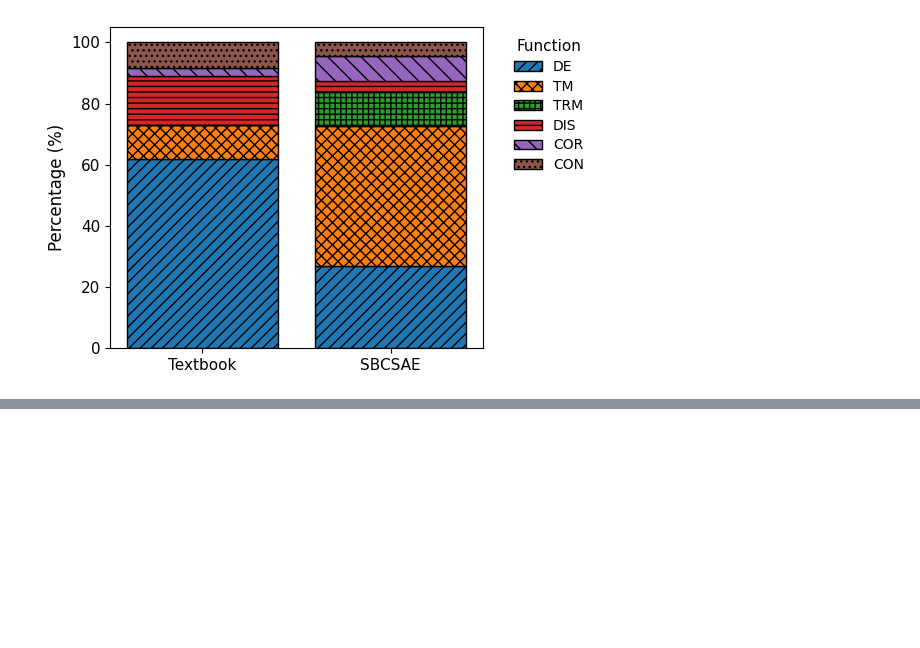
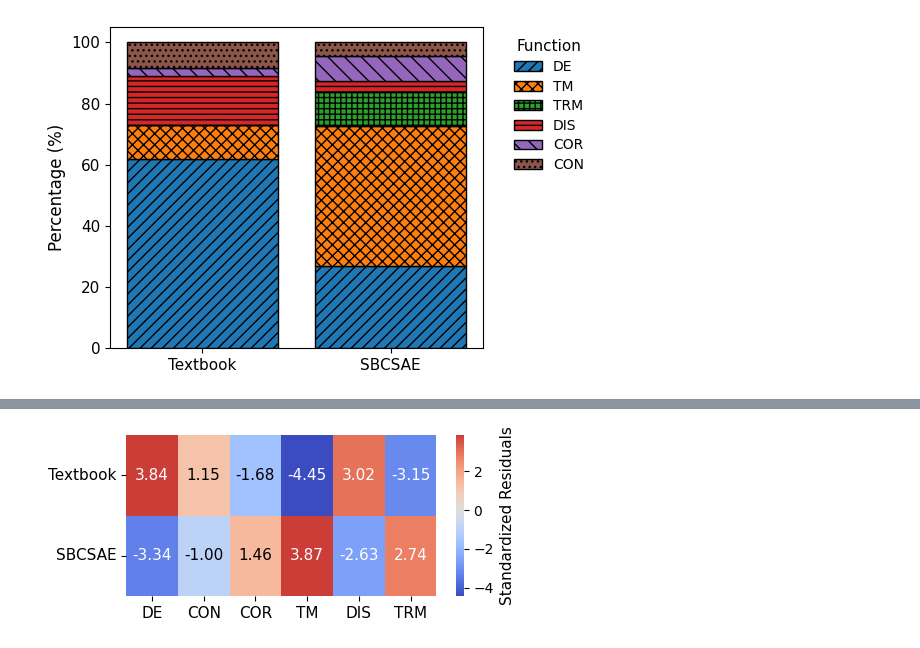
Before and after one commit to sundaybest3/txtanalysis, a Jupyter notebook: visualization.ipynb, the cells around one changed output, grey strips where cells are left out. Drawn from its saved outputs; the diff is of its cells as text; code cells hidden in the pictures; blank space fills up the shorter version.

```diff
--- a/visualization.ipynb
+++ b/visualization.ipynb
@@ -201,0 +252,57 @@ plt.show()
+# %%
+import matplotlib.pyplot as plt
+import seaborn as sns
+import pandas as pd
+import numpy as np
+
+# standardized residuals 값 입력
+residuals = np.array([
+    [3.84, 1.15, -1.68, -4.45, 3.02, -3.15],
+    [-3.34, -1.00, 1.46, 3.87, -2.63, 2.74]
+])
+
+# dataframe 변환
+df_residuals = pd.DataFrame(
+    residuals,
+    index=["Textbook", "SBCSAE"],
+    columns=["DE", "CON", "COR", "TM", "DIS", "TRM"]
+)
+
+# heatmap 그리기
+plt.figure(figsize=(5.2, 2.4))
+
+ax = sns.heatmap(
+    df_residuals,
+    annot=True,
+    fmt=".2f",
+    cmap="coolwarm",
+    center=0,
+    annot_kws={"size": 11},
+    cbar_kws={"label": "Standardized Residuals"}
+)
+
+# |residual| ≥ 2 이면 흰색 글씨 처리
+for text in ax.texts:
+    value = float(text.get_text())
+    if abs(value) >= 2:
+        text.set_color("white")
+    else:
+        text.set_color("black")
+
+# 축 글씨 크기 조정
+plt.xticks(fontsize=11, rotation=0)
+plt.yticks(fontsize=11)
+
+# colorbar 글씨 크기 조정
+cbar = ax.collections[0].colorbar
+cbar.ax.tick_params(labelsize=10)
+cbar.set_label("Standardized Residuals", fontsize=11)
+
+plt.tight_layout()
+
+# 저장
+plt.savefig("standardized_residuals_heatmap.png", dpi=300, bbox_inches="tight")
+
+plt.show()
+# %% [output]
+[figure, added]
```
Also changed, not shown: parts of 1 cell of this notebook.
